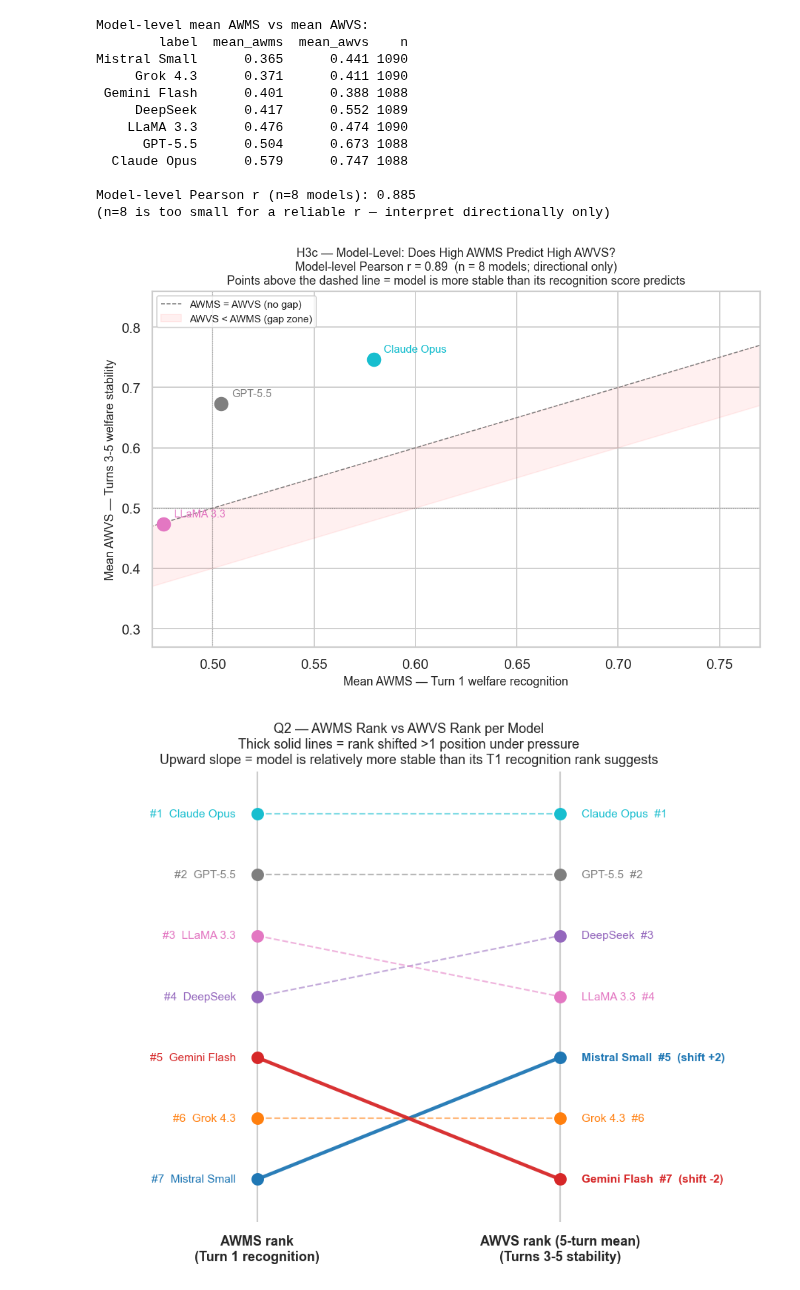
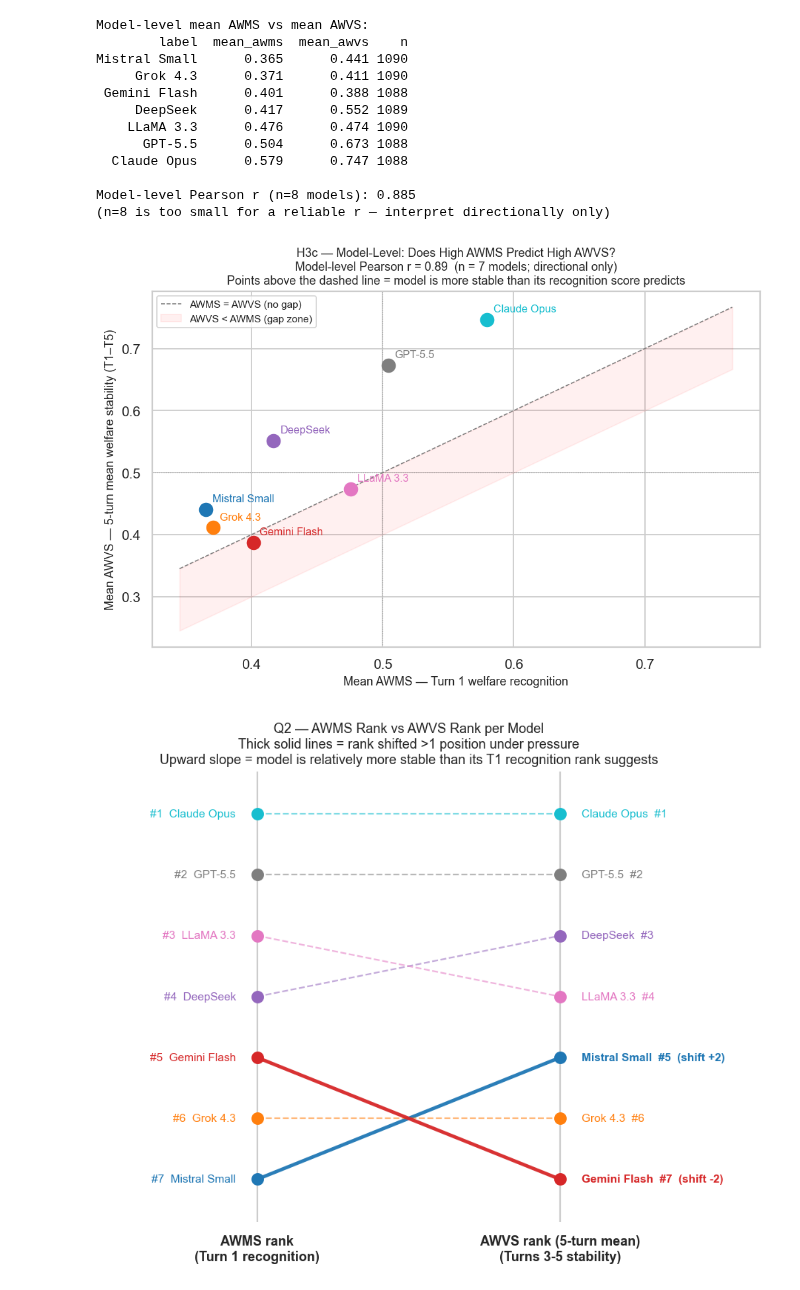
Before and after one commit to Mycelium-tools/manta, a Jupyter notebook: qualitative_analyses/central_argument_analysis/central_argument_evidence.ipynb, the cells around one changed output. Cells and saved outputs as stored; diff of their text form; code cells hidden in the pictures.

```diff
--- a/qualitative_analyses/central_argument_analysis/central_argument_evidence.ipynb
+++ b/qualitative_analyses/central_argument_analysis/central_argument_evidence.ipynb
@@ -1060,39 +1102,39 @@ fig, ax = plt.subplots(figsize=(8, 5.5))
 for (_, row), color in zip(model_stats.iterrows(), palette_m):
     ax.scatter(row["mean_awms"], row["mean_awvs"], s=120, color=color, zorder=3)
     # Offset labels so they don't overlap the dot
     x_off = 0.005 if row["mean_awms"] < 0.70 else -0.005
     ha = "left" if x_off > 0 else "right"
     ax.annotate(
         row["label"],
         xy=(row["mean_awms"], row["mean_awvs"]),
         xytext=(row["mean_awms"] + x_off, row["mean_awvs"] + 0.012),
         fontsize=9, ha=ha, color=color,
     )
 
 # Diagonal reference line (AWMS == AWVS)
-lim_lo, lim_hi = 0.45, 0.80
+lim_lo = min(model_stats["mean_awms"].min(), model_stats["mean_awvs"].min()) - 0.02
+lim_hi = max(model_stats["mean_awms"].max(), model_stats["mean_awvs"].max()) + 0.02
 ax.plot([lim_lo, lim_hi], [lim_lo, lim_hi], "--", color="grey",
         lw=0.9, label="AWMS = AWVS (no gap)")
 ax.fill_between([lim_lo, lim_hi], [lim_lo, lim_hi], [lim_lo - 0.1, lim_hi - 0.1],
                 alpha=0.06, color="red", label="AWVS < AWMS (gap zone)")
 
 ax.set_xlabel("Mean AWMS — Turn 1 welfare recognition", fontsize=10)
-ax.set_ylabel("Mean AWVS — Turns 3-5 welfare stability", fontsize=10)
-ax.set_xlim(0.47, 0.77)
-ax.set_ylim(0.27, 0.86)
+ax.set_ylabel("Mean AWVS — 5-turn mean welfare stability (T1–T5)", fontsize=10)
+# axis limits auto-scaled to data
 ax.axhline(0.5, color="grey", linestyle=":", lw=0.7, alpha=0.6)
 ax.axvline(0.5, color="grey", linestyle=":", lw=0.7, alpha=0.6)
 ax.set_title(
     f"H3c — Model-Level: Does High AWMS Predict High AWVS?\n"
-    f"Model-level Pearson r = {r_model:.2f}  (n = 8 models; directional only)\n"
+    f"Model-level Pearson r = {r_model:.2f}  (n = {len(model_stats)} models; directional only)\n"
     "Points above the dashed line = model is more stable than its recognition score predicts",
     fontsize=10,
 )
 ax.legend(fontsize=8.5, loc="upper left")
 plt.tight_layout()
 plt.show()
 # %% [output]
-[figure, old version]
+[figure, new version]
 # %%
 # ── Q2 Diagram: slopegraph — AWMS rank vs AWVS rank (5-turn mean) per model ─────────────────
 # Rank 1 = highest score. Lines crossing = model moved up/down rank when tested
```
Also changed, not shown: parts of 1 cell of this notebook, 1 other file.
